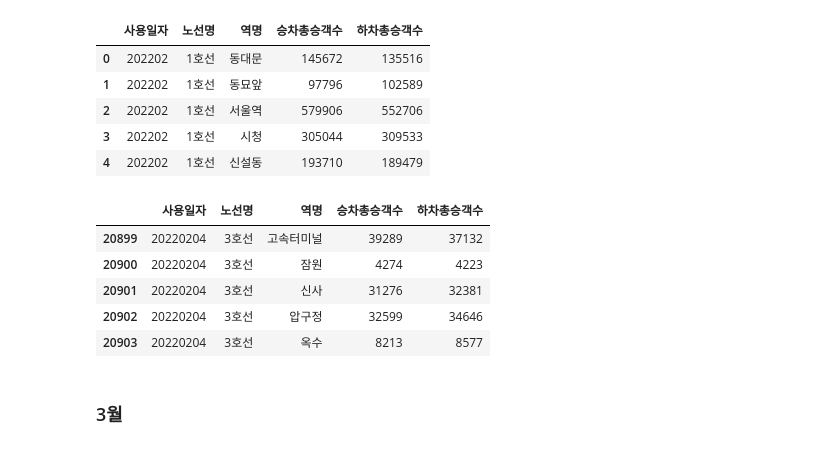
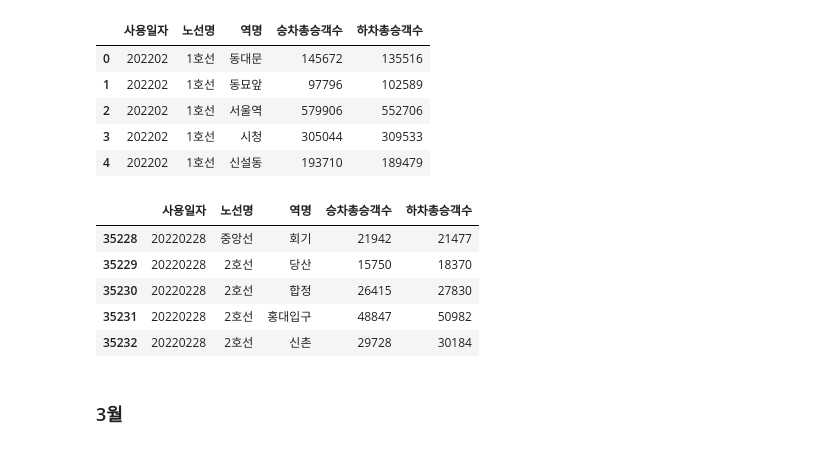
Before and after one commit to Mayhem-XD/Project_p1, a Jupyter notebook: data/2022/패키지.ipynb, the cells around one changed output. Saved outputs shown, nothing was run; the diff lists cells and outputs as text; code cells hidden in the pictures.

```diff
--- a/data/2022/패키지.ipynb
+++ b/data/2022/패키지.ipynb
@@ -113,15 +113,15 @@ df_2.head()
 | 3 | 202202 | 1호선 | 시청 | 305044 | 309533 |
 | 4 | 202202 | 1호선 | 신설동 | 193710 | 189479 |
 # %%
-df_2 = pd.concat([df_2, df2], axis=0)
+df_2 = pd.concat([df_2, df2, df2_1], axis=0)
 df_2.tail()
 # %% [output]
 |  | 사용일자 | 노선명 | 역명 | 승차총승객수 | 하차총승객수 |
-| 20899 | 20220204 | 3호선 | 고속터미널 | 39289 | 37132 |
-| 20900 | 20220204 | 3호선 | 잠원 | 4274 | 4223 |
-| 20901 | 20220204 | 3호선 | 신사 | 31276 | 32381 |
-| 20902 | 20220204 | 3호선 | 압구정 | 32599 | 34646 |
-| 20903 | 20220204 | 3호선 | 옥수 | 8213 | 8577 |
+| 35228 | 20220228 | 중앙선 | 회기 | 21942 | 21477 |
+| 35229 | 20220228 | 2호선 | 당산 | 15750 | 18370 |
+| 35230 | 20220228 | 2호선 | 합정 | 26415 | 27830 |
+| 35231 | 20220228 | 2호선 | 홍대입구 | 48847 | 50982 |
+| 35232 | 20220228 | 2호선 | 신촌 | 29728 | 30184 |
 # %% [markdown]
 ### 3월
 # %%
```
Also changed, not shown: parts of 2 cells of this notebook.
